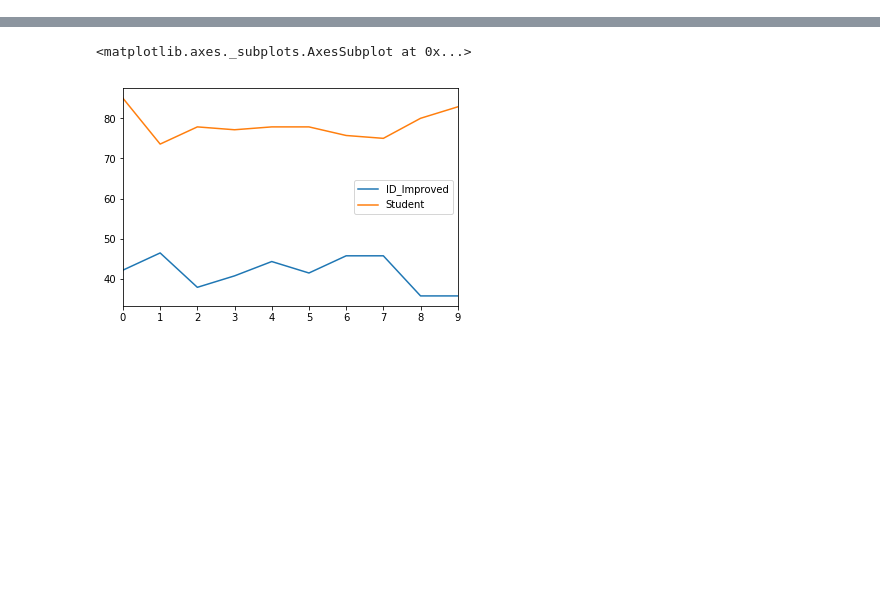
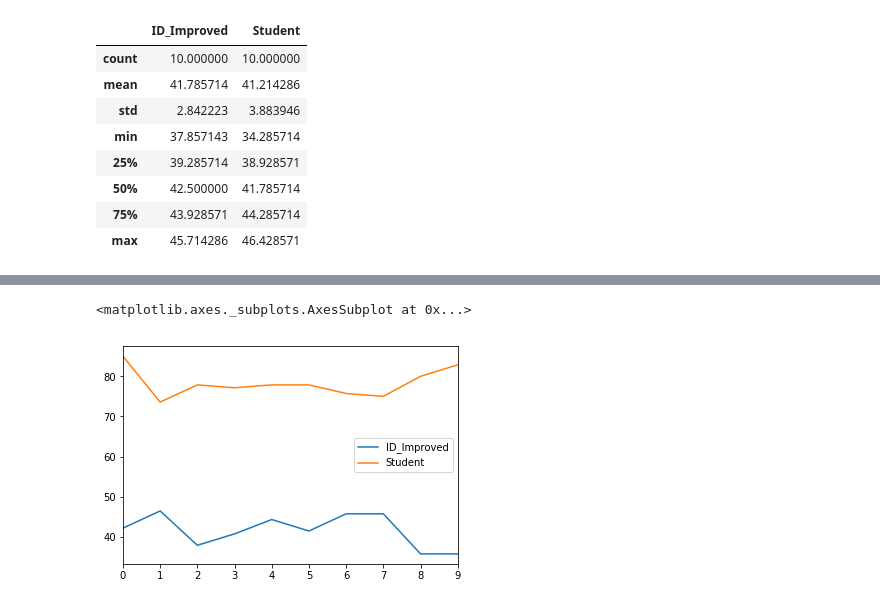
Before and after one commit to rmhyman/AIND-Isolation, a Jupyter notebook: heuristic_analysis.ipynb, the cells around one changed output, grey strips where cells are left out. Cells and saved outputs as stored; diff of their text form; code cells hidden in the pictures; blank space fills up the shorter version.

Commit message:
Final Updates to Jupyter notebook
Also added the csv for the simulation results from the other heuristics
to avoid having to switch between branches for notebook calculations

```diff
--- a/heuristic_analysis.ipynb
+++ b/heuristic_analysis.ipynb
@@ -28,0 +41,17 @@ def build_dict(filename):
+# %%
+d = build_dict('overlapping_results.log')
+df3 = pd.DataFrame(d)
+df3['Heuristic'] = 'overlapping'
+df3['ID_Improved'] = pd.to_numeric(df3['ID_Improved'])
+df3['Student'] = pd.to_numeric(df3['Student'])
+df3[['ID_Improved','Student']].describe()
+# %% [output]
+|  | ID_Improved | Student |
+| count | 10.000000 | 10.000000 |
+| mean | 41.785714 | 41.214286 |
+| std | 2.842223 | 3.883946 |
+| min | 37.857143 | 34.285714 |
+| 25% | 39.285714 | 38.928571 |
+| 50% | 42.500000 | 41.785714 |
+| 75% | 43.928571 | 44.285714 |
+| max | 45.714286 | 46.428571 |
```
Also changed, not shown: parts of 21 cells of this notebook, 3 other files.
